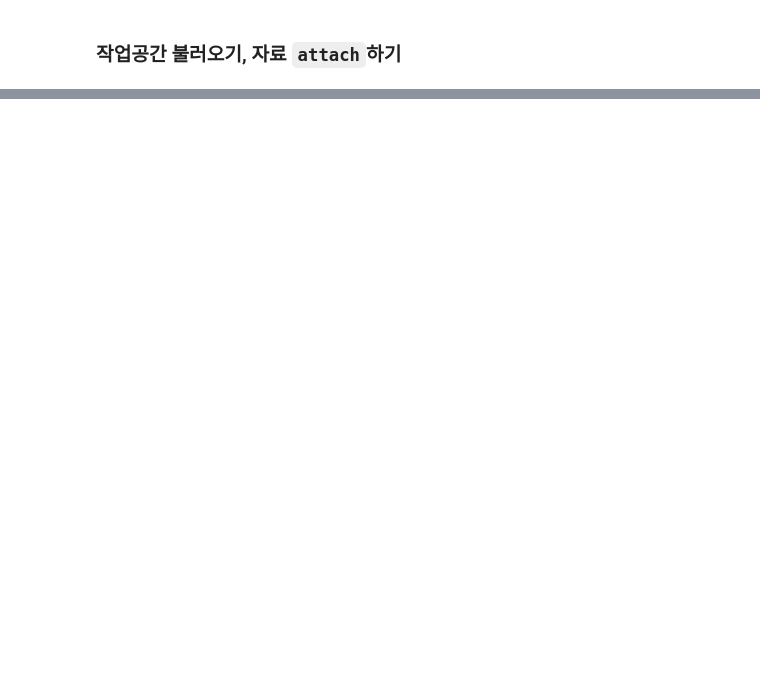
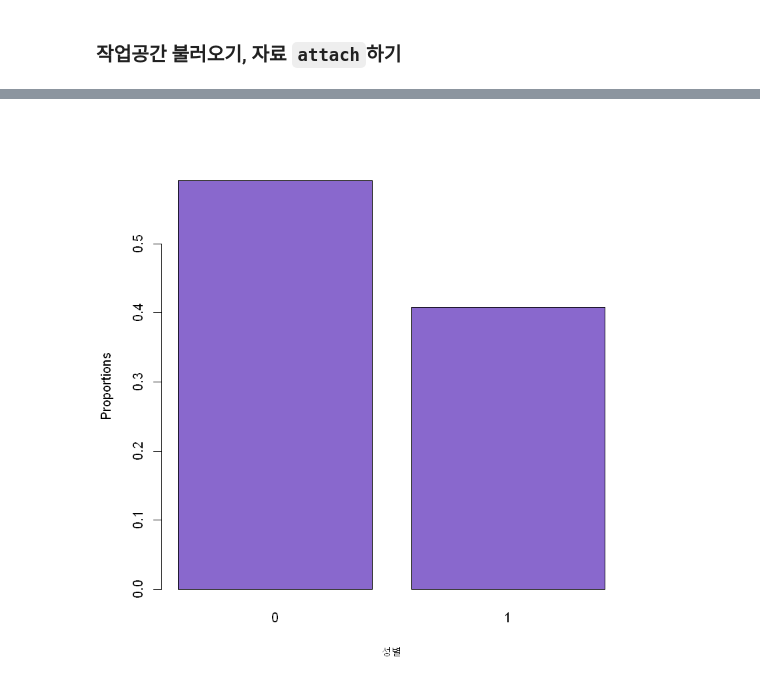
Before and after one commit to euneestella/khu_sda_project, a Jupyter notebook: data_analysis.ipynb, the cells around one changed output, grey strips where cells are left out. Cells and saved outputs as stored; diff of their text form; code cells hidden in the pictures; blank space fills up the shorter version.

```diff
--- a/data_analysis.ipynb
+++ b/data_analysis.ipynb
@@ -432,0 +55,5 @@ anova(fit1, fit2)
+# %%
+barplot(prop.table(table(gend)), col="mediumpurple3",
+        xlab="성별", ylab="Proportions")
+# %% [output]
+[figure, added]
```
Also changed, not shown: parts of 58 cells of this notebook, 2 other files.
